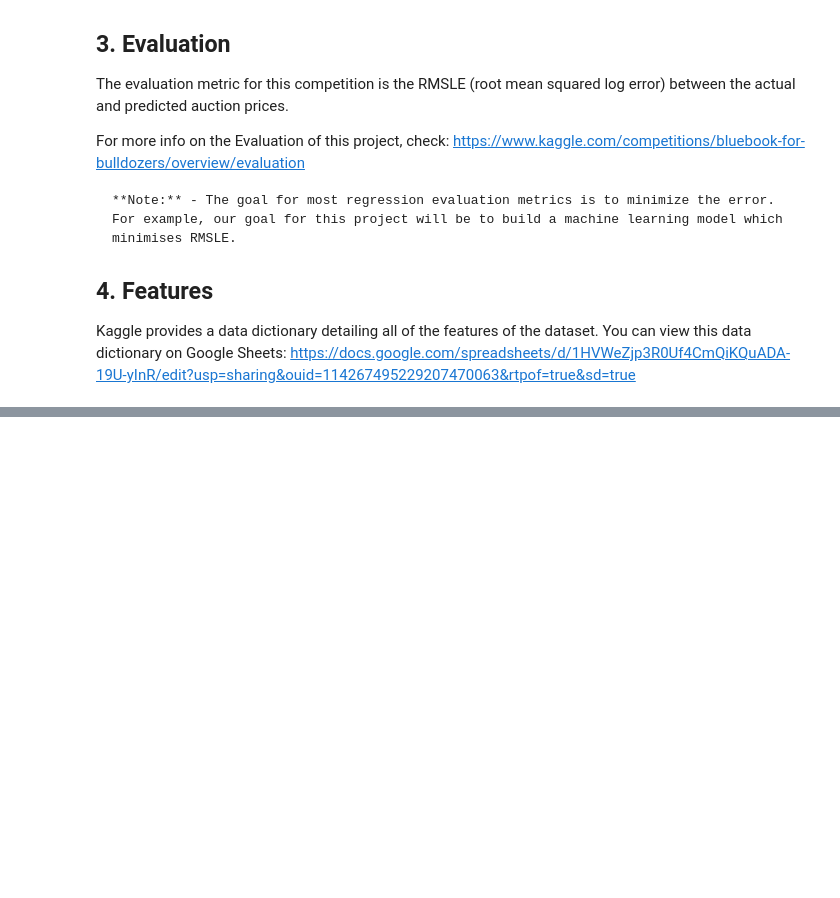
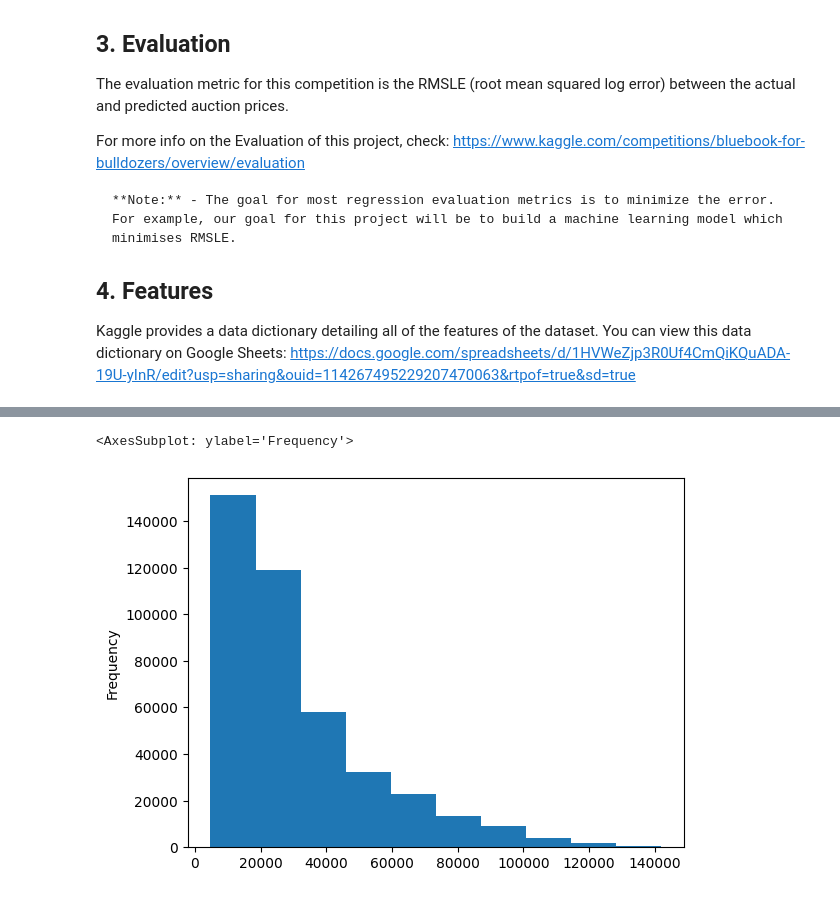
Before and after one commit to RoyMustang-Dev/Time-Series-Analysis_Regression, a Jupyter notebook: bulldozer-price-prediction.ipynb, the cells around one changed output, grey strips where cells are left out. Saved outputs shown, nothing was run; the diff lists cells and outputs as text; code cells hidden in the pictures; blank space fills up the shorter version.

```diff
--- a/bulldozer-price-prediction.ipynb
+++ b/bulldozer-price-prediction.ipynb
@@ -39,0 +121,5 @@ import sklearn
+# %%
+df.SalePrice.plot.hist()
+# %% [output]
+<AxesSubplot: ylabel='Frequency'>
+[figure, added]
```
Also changed, not shown: parts of 85 cells of this notebook.
